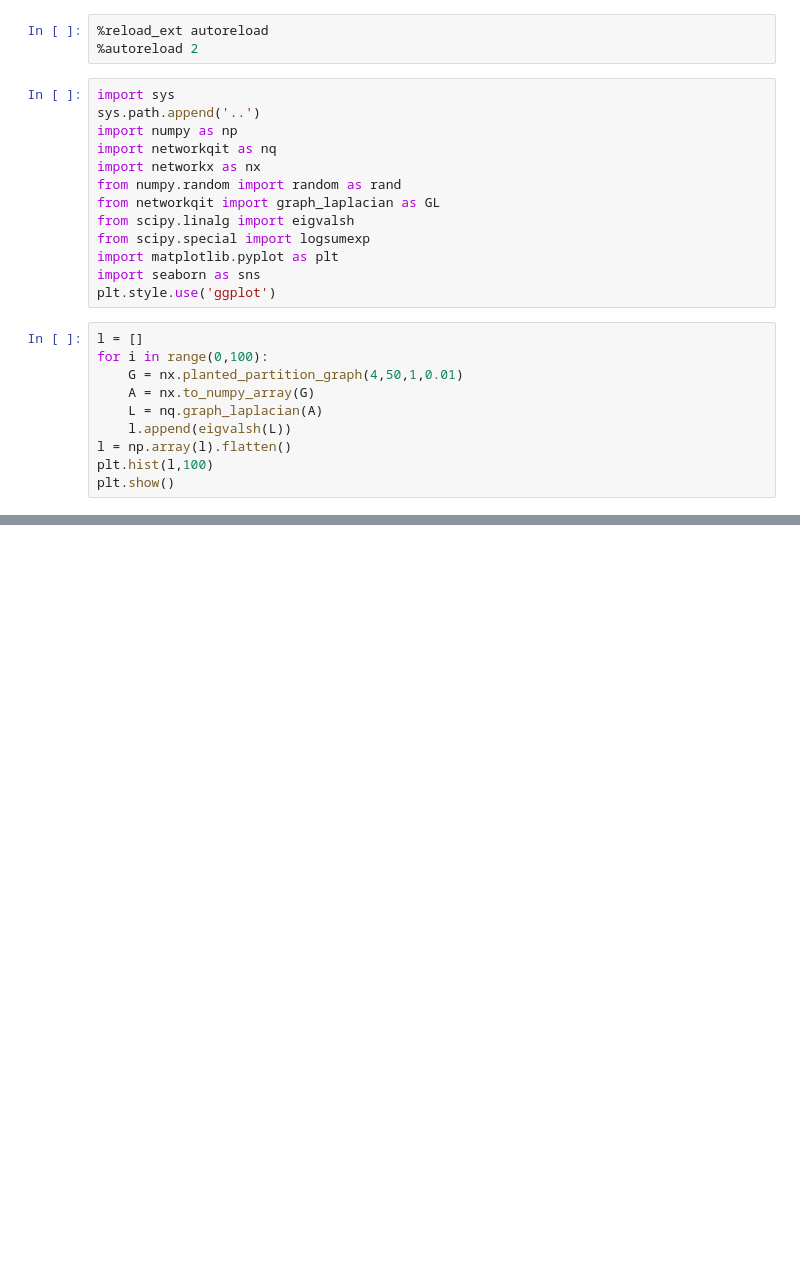
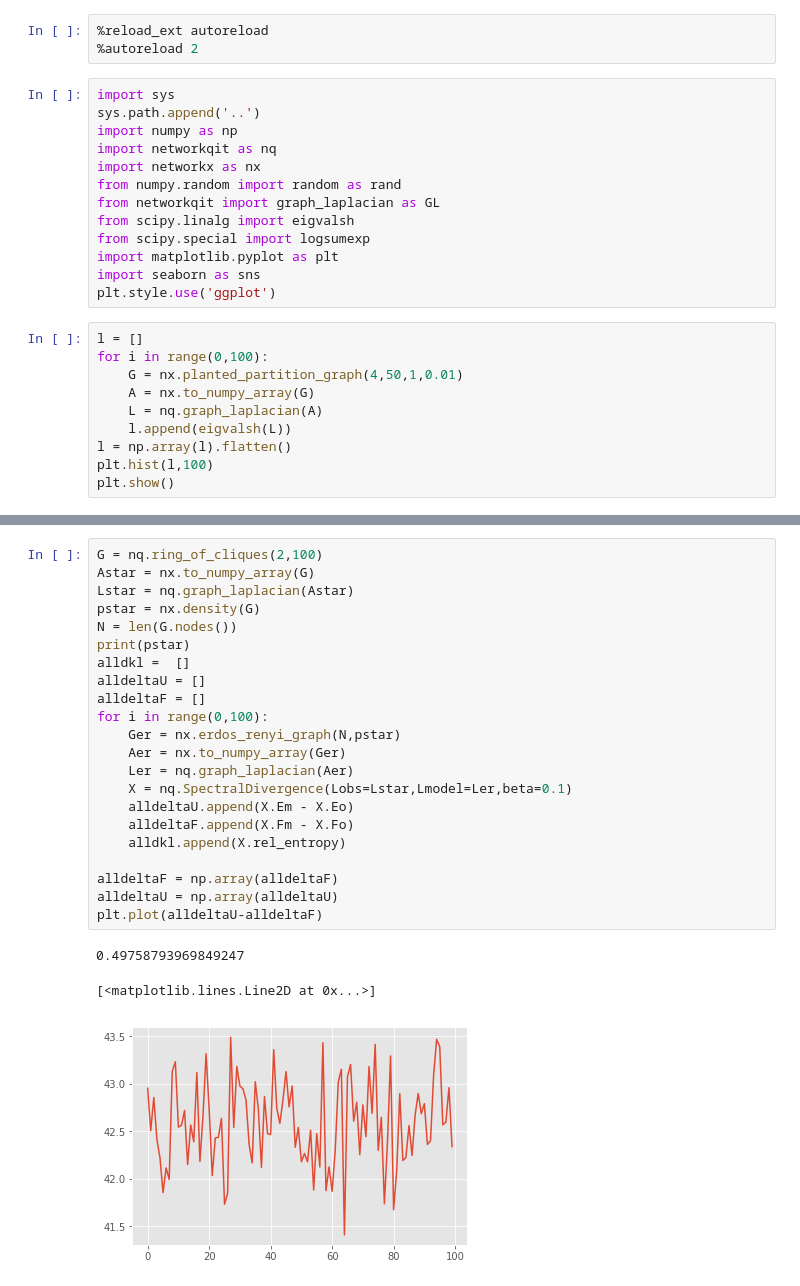
Before and after one commit to CarloNicolini/networkqit, a Jupyter notebook: notebooks/example_spectrum_planted.ipynb, the cells around one changed output, grey strips where cells are left out. Saved outputs shown, nothing was run; the diff lists cells and outputs as text; blank space fills up the shorter version.

```diff
--- a/notebooks/example_spectrum_planted.ipynb
+++ b/notebooks/example_spectrum_planted.ipynb
@@ -51,0 +121,26 @@ plt.savefig('graph.svg')
+# %%
+G = nq.ring_of_cliques(2,100)
+Astar = nx.to_numpy_array(G)
+Lstar = nq.graph_laplacian(Astar)
+pstar = nx.density(G)
+N = len(G.nodes())
+print(pstar)
+alldkl =  []
+alldeltaU = []
+alldeltaF = []
+for i in range(0,100):
+    Ger = nx.erdos_renyi_graph(N,pstar)
+    Aer = nx.to_numpy_array(Ger)
+    Ler = nq.graph_laplacian(Aer)
+    X = nq.SpectralDivergence(Lobs=Lstar,Lmodel=Ler,beta=0.1)
+    alldeltaU.append(X.Em - X.Eo)
+    alldeltaF.append(X.Fm - X.Fo)
+    alldkl.append(X.rel_entropy)
+
+alldeltaF = np.array(alldeltaF)
+alldeltaU = np.array(alldeltaU)
+plt.plot(alldeltaU-alldeltaF)
+# %% [output]
+0.49758793969849247
+[<matplotlib.lines.Line2D at 0x...>]
+[figure, added]
```
Also changed, not shown: parts of 4 cells of this notebook, 4 other files.
